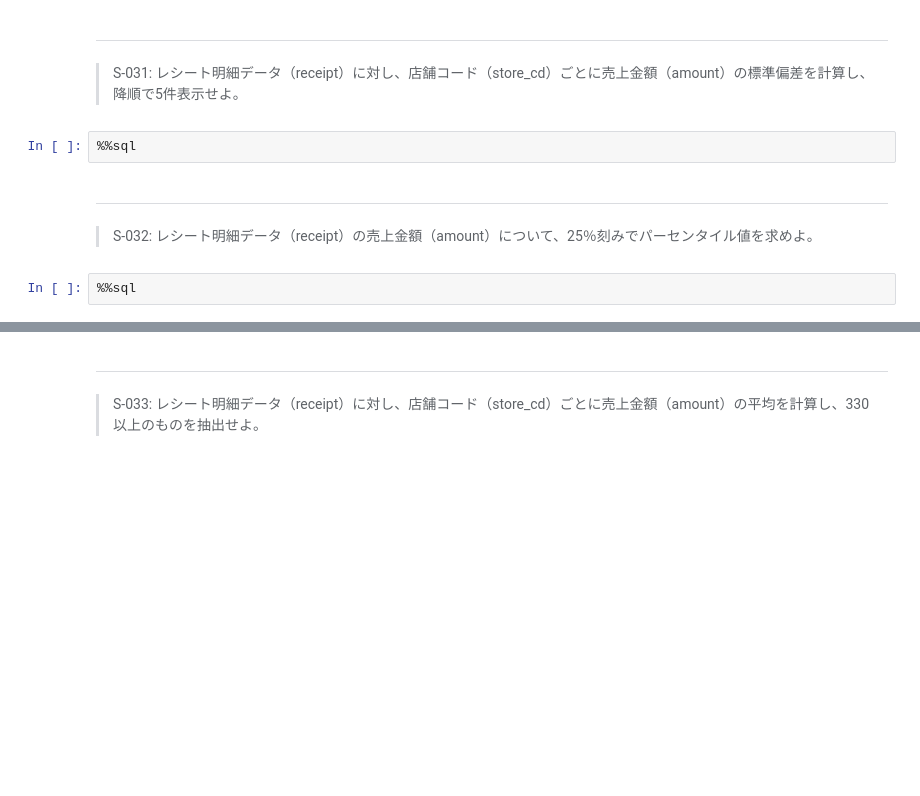
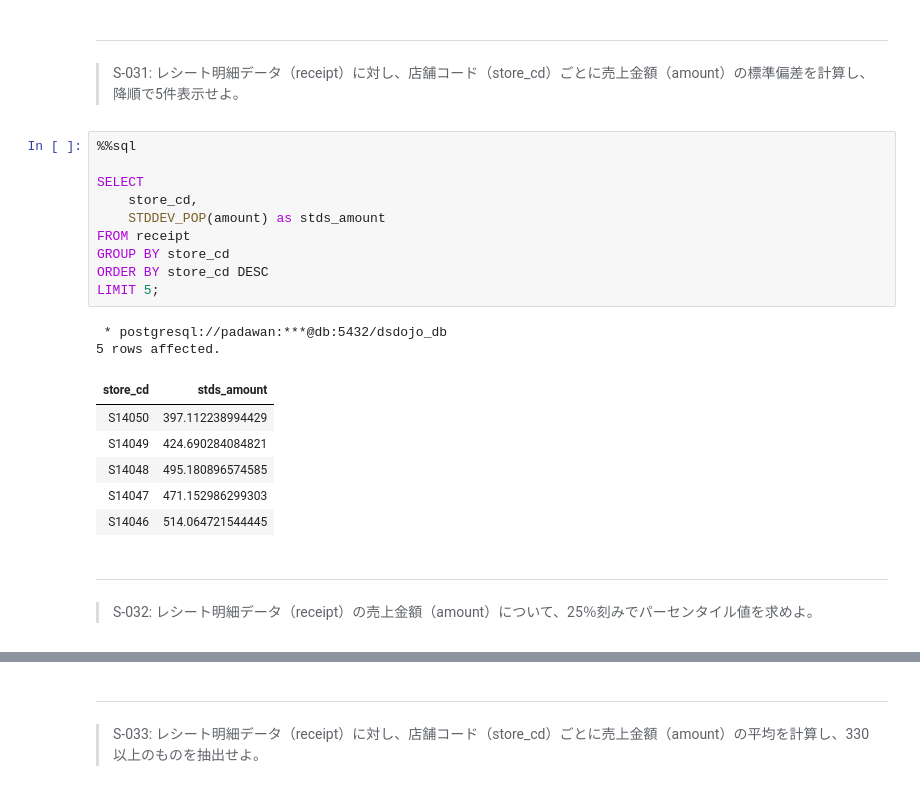
Before and after one commit to KJR020/100knocks-preprocess, a Jupyter notebook: docker/work/preprocess_knock_SQL.ipynb, the cells around one changed output, grey strips where cells are left out. Drawn from its saved outputs; the diff is of its cells as text; blank space fills up the shorter version.

```diff
--- a/docker/work/preprocess_knock_SQL.ipynb
+++ b/docker/work/preprocess_knock_SQL.ipynb
@@ -830,10 +830,25 @@ LIMIT 5;
 # %% [markdown]
 ---
 > S-031: レシート明細データ（receipt）に対し、店舗コード（store_cd）ごとに売上金額（amount）の標準偏差を計算し、降順で5件表示せよ。
-# %%
-%%sql
+# %%
+%%sql
+
+SELECT
+    store_cd,
+    STDDEV_POP(amount) as stds_amount
+FROM receipt
+GROUP BY store_cd
+ORDER BY store_cd DESC
+LIMIT 5;
+# %% [output]
+ * postgresql://padawan:***@db:5432/dsdojo_db
+5 rows affected.
+| store_cd | stds_amount |
+| S14050 | 397.112238994429 |
+| S14049 | 424.690284084821 |
+| S14048 | 495.180896574585 |
+| S14047 | 471.152986299303 |
+| S14046 | 514.064721544445 |
 # %% [markdown]
 ---
 > S-032: レシート明細データ（receipt）の売上金額（amount）について、25％刻みでパーセンタイル値を求めよ。
-# %%
-%%sql
```
Also changed, not shown: parts of 1 cell of this notebook.
